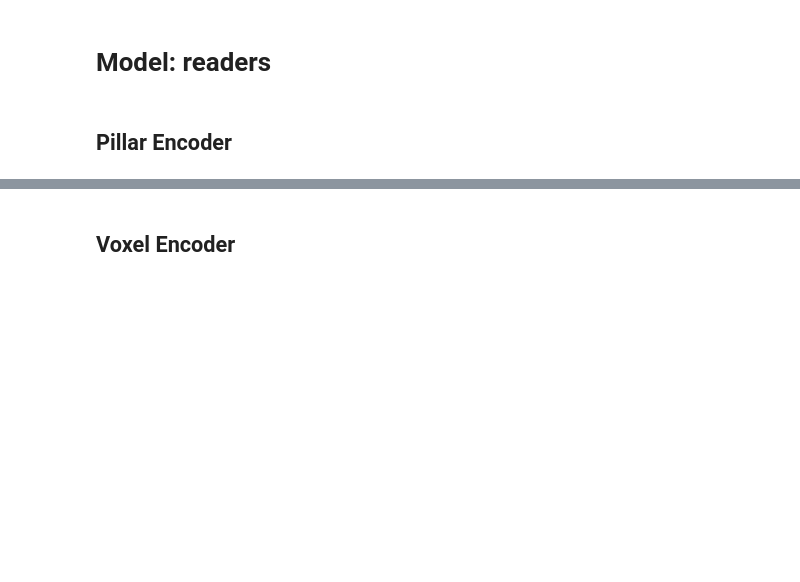
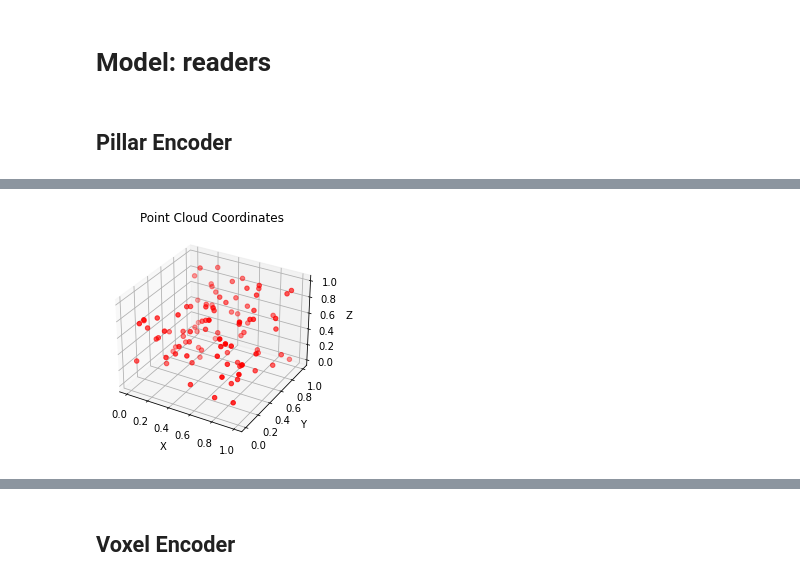
Before and after one commit to AIR-UFG/pillarnext_explained, a Jupyter notebook: nbs/03_model_readers.ipynb, the cells around one changed output, grey strips where cells are left out. Drawn from its saved outputs; the diff is of its cells as text; code cells hidden in the pictures; blank space fills up the shorter version.

```diff
--- a/nbs/03_model_readers.ipynb
+++ b/nbs/03_model_readers.ipynb
@@ -179,0 +316,24 @@ class PillarFeatureNet(nn.Module):
+# %%
+#|eval: false
+# Create some dummy input points
+num_points = 100  # Number of points in the point cloud
+points = torch.rand(num_points, num_input_features + 1)  # Random points (x, y, z, intensity)
+
+# Visualize the input using matplotlib
+fig = plt.figure()
+ax = fig.add_subplot(111, projection='3d')
+
+# Plot point cloud coordinates
+ax.scatter(points[:, 0].numpy(), points[:, 1].numpy(), points[:, 2].numpy(), c='r', marker='o')
+
+# Label axes
+ax.set_xlabel('X')
+ax.set_ylabel('Y')
+ax.set_zlabel('Z')
+
+# Title
+ax.set_title('Point Cloud Coordinates')
+
+plt.show()
+# %% [output]
+[figure, added]
```
Also changed, not shown: parts of 11 cells of this notebook, 1 other file.
